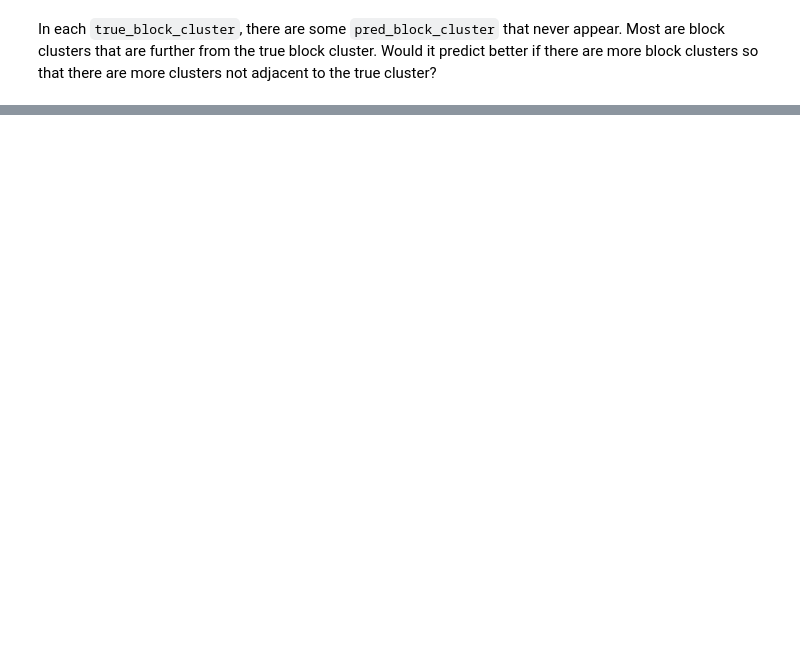
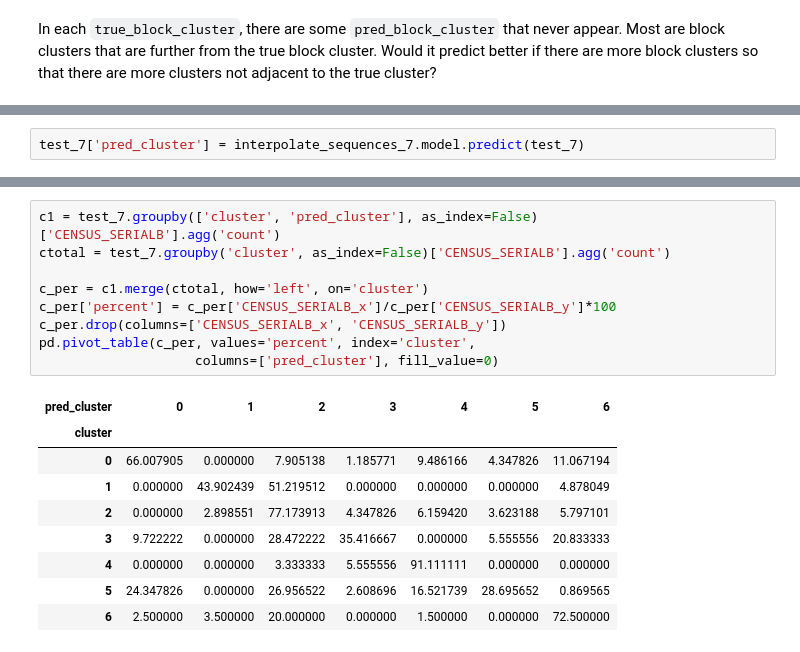
Before and after one commit to CenterForSpatialResearch/hnyc-spatial-linkage, a Jupyter notebook: interpolation_notebooks/working_notebook/cluster prediction analysis.ipynb, the cells around one changed output, grey strips where cells are left out. Drawn from its saved outputs; the diff is of its cells as text; blank space fills up the shorter version.

```diff
--- a/interpolation_notebooks/working_notebook/cluster prediction analysis.ipynb
+++ b/interpolation_notebooks/working_notebook/cluster prediction analysis.ipynb
@@ -208,0 +301,2 @@ There should be around 6-7 blocks in a cluster (as opposed to 7-9 when kmeans=5)
+# %%
+test_7['pred_cluster'] = interpolate_sequences_7.model.predict(test_7)
@@ -208,0 +359,19 @@ There should be around 6-7 blocks in a cluster (as opposed to 7-9 when kmeans=5)
+# %%
+c1 = test_7.groupby(['cluster', 'pred_cluster'], as_index=False)['CENSUS_SERIALB'].agg('count')
+ctotal = test_7.groupby('cluster', as_index=False)['CENSUS_SERIALB'].agg('count')
+
+c_per = c1.merge(ctotal, how='left', on='cluster')
+c_per['percent'] = c_per['CENSUS_SERIALB_x']/c_per['CENSUS_SERIALB_y']*100
+c_per.drop(columns=['CENSUS_SERIALB_x', 'CENSUS_SERIALB_y'])
+pd.pivot_table(c_per, values='percent', index='cluster',
+                    columns=['pred_cluster'], fill_value=0)
+# %% [output]
+| pred_cluster | 0 | 1 | 2 | 3 | 4 | 5 | 6 |
+| cluster |  |  |  |  |  |  |  |
+| 0 | 66.007905 | 0.000000 | 7.905138 | 1.185771 | 9.486166 | 4.347826 | 11.067194 |
+| 1 | 0.000000 | 43.902439 | 51.219512 | 0.000000 | 0.000000 | 0.000000 | 4.878049 |
+| 2 | 0.000000 | 2.898551 | 77.173913 | 4.347826 | 6.159420 | 3.623188 | 5.797101 |
+| 3 | 9.722222 | 0.000000 | 28.472222 | 35.416667 | 0.000000 | 5.555556 | 20.833333 |
+| 4 | 0.000000 | 0.000000 | 3.333333 | 5.555556 | 91.111111 | 0.000000 | 0.000000 |
+| 5 | 24.347826 | 0.000000 | 26.956522 | 2.608696 | 16.521739 | 28.695652 | 0.869565 |
+| 6 | 2.500000 | 3.500000 | 20.000000 | 0.000000 | 1.500000 | 0.000000 | 72.500000 |
```
Also changed, not shown: parts of 59 cells of this notebook.
